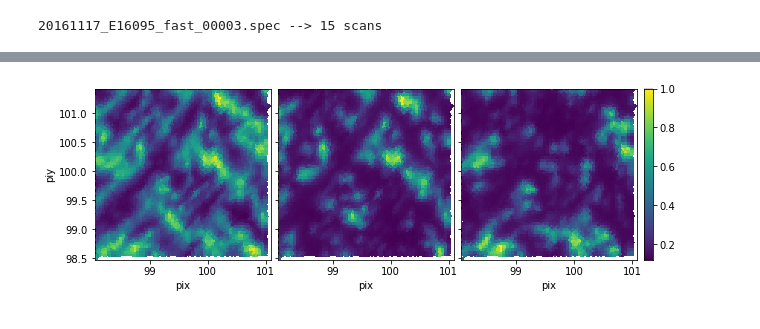
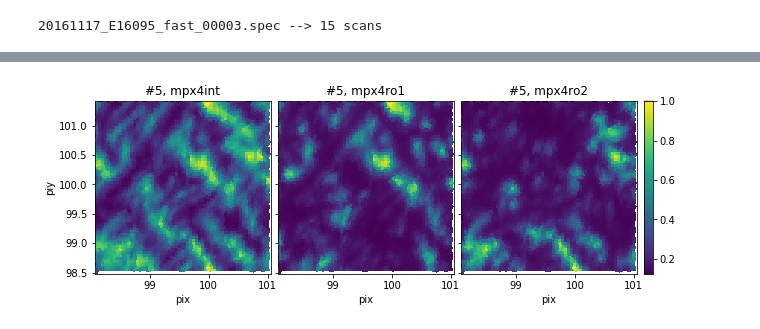
Before and after one commit to ezatterin/notebooks, a Jupyter notebook: kmaps/kmap_inspect.ipynb, the cells around one changed output, grey strips where cells are left out. Saved outputs shown, nothing was run; the diff lists cells and outputs as text; code cells hidden in the pictures.

Commit message:
modifications to kmap_inspect

```diff
--- a/kmaps/kmap_inspect.ipynb
+++ b/kmaps/kmap_inspect.ipynb
@@ -1 +7,37 @@
+# %%
+def plot_kmap(specfile, scan_no, rois):
+    """ Only to be used within this nb for now!"""
+
+    # get the scan (pymca scandata obj)
+    scan = specfile[scan_no]
+    # get the data (np array)
+    data = scan.data()
+    # get the spec indexes (list)
+    index_list = scan.alllabels()
+
+    fig = plt.figure(figsize=(10.,30.))
+    grid = ImageGrid(fig, 111,
+                    nrows_ncols=(1,3),
+                    axes_pad = 0.1,
+                    cbar_mode = 'single',
+                    cbar_location = 'right')
+    for index, roi in enumerate(rois):
+        # load data
+        rawdata =  data[index_list.index(roi)]
+        # normalise
+        rawdata = rawdata / rawdata.max()
+        # load motor positions
+        motor_1 = data[index_list.index('adcX')]
+        motor_2 = data[index_list.index('adcY')]
+        new_shape = (int(scan.command().split()[8]), int(scan.command().split()[4]))
+        # apply dimensions
+        rawdata.shape, motor_1.shape, motor_2.shape = new_shape, new_shape, new_shape
+        # plot it
+        im = grid[index].pcolormesh(motor_1, motor_2, rawdata)
+        grid[index].set_ylabel('piy')
+        grid[index].set_xlabel('pix')
+        grid[index].set_title('#{0}, {1}'.format(scan_no, roi))
+        grid.cbar_axes[index].colorbar(im)
+    # last things
+    plt.show()
 # %%
@@ -69,26 +65,4 @@ from mpl_toolkits.axes_grid1 import ImageGrid
-# %%
-fig2 = plt.figure(2,figsize=(10.,30.))
-grid = ImageGrid(fig2, 111,
-                nrows_ncols=(1,3),
-                axes_pad = 0.1,
-                cbar_mode = 'single',
-                cbar_location = 'right')
-
-for index, roi in enumerate(rois):
-    # load data
-    rawdata =  data[index_list.index(roi)]
-    # normalise
-    rawdata = rawdata / rawdata.max()
-    # load motor positions
-    motor_1 = data[index_list.index('adcX')]
-    motor_2 = data[index_list.index('adcY')]
-    new_shape = (int(scan.command().split()[8]), int(scan.command().split()[4]))
-    # apply dimensions
-    rawdata.shape, motor_1.shape, motor_2.shape = new_shape, new_shape, new_shape
-    # plot it
-    im = grid[index].pcolormesh(motor_1, motor_2, rawdata)
-    grid[index].set_ylabel('piy')
-    grid[index].set_xlabel('pix')
-    grid.cbar_axes[index].colorbar(im)
-# %% [output]
-[figure, removed]
+# %%
+plot_kmap(sf, 5, rois)
+# %% [output]
+[figure, added]
```
Also changed, not shown: parts of 5 cells of this notebook, 3 other files.
